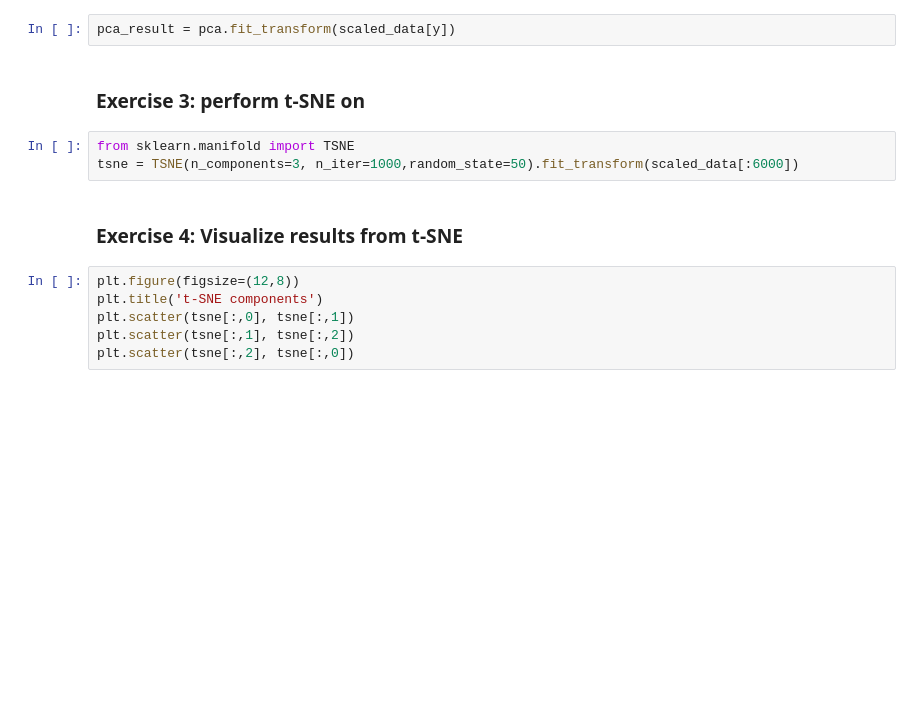
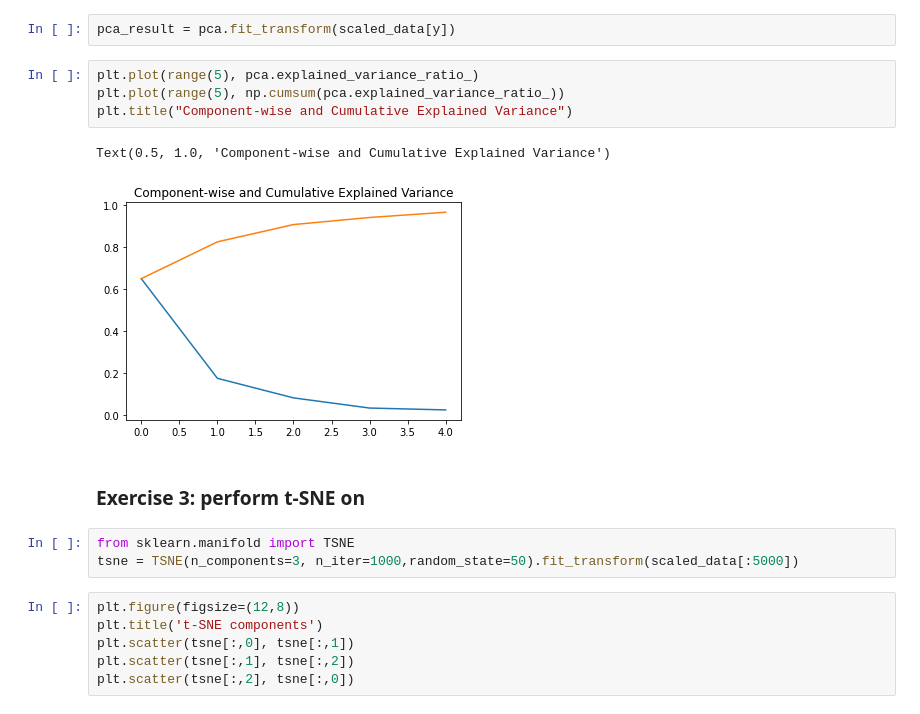
Before and after one commit to WooiLing94/DS-Bootcamp-Exercise-Submission, a Jupyter notebook: Week 5/Day 2 - W5 - 03a -Dimensionality Reduction Exercises.ipynb, the cells around one changed output. Cells and saved outputs as stored; diff of their text form; blank space fills up the shorter version.

```diff
--- a/Week 5/Day 2 - W5 - 03a -Dimensionality Reduction Exercises.ipynb
+++ b/Week 5/Day 2 - W5 - 03a -Dimensionality Reduction Exercises.ipynb
@@ -110,13 +110,18 @@ data_X = digits.data[:600]
 y = digits.target[:600]
 # %%
 pca_result = pca.fit_transform(scaled_data[y])
+# %%
+plt.plot(range(5), pca.explained_variance_ratio_)
+plt.plot(range(5), np.cumsum(pca.explained_variance_ratio_))
+plt.title("Component-wise and Cumulative Explained Variance")
+# %% [output]
+Text(0.5, 1.0, 'Component-wise and Cumulative Explained Variance')
+[figure, added]
 # %% [markdown]
 ### Exercise 3: perform t-SNE on
 # %%
 from sklearn.manifold import TSNE
-tsne = TSNE(n_components=3, n_iter=1000,random_state=50).fit_transform(scaled_data[:6000])
+tsne = TSNE(n_components=3, n_iter=1000,random_state=50).fit_transform(scaled_data[:5000])
-# %% [markdown]
-### Exercise 4: Visualize results from t-SNE
 # %%
 plt.figure(figsize=(12,8))
 plt.title('t-SNE components')
```
Also changed, not shown: parts of 1 cell of this notebook.
